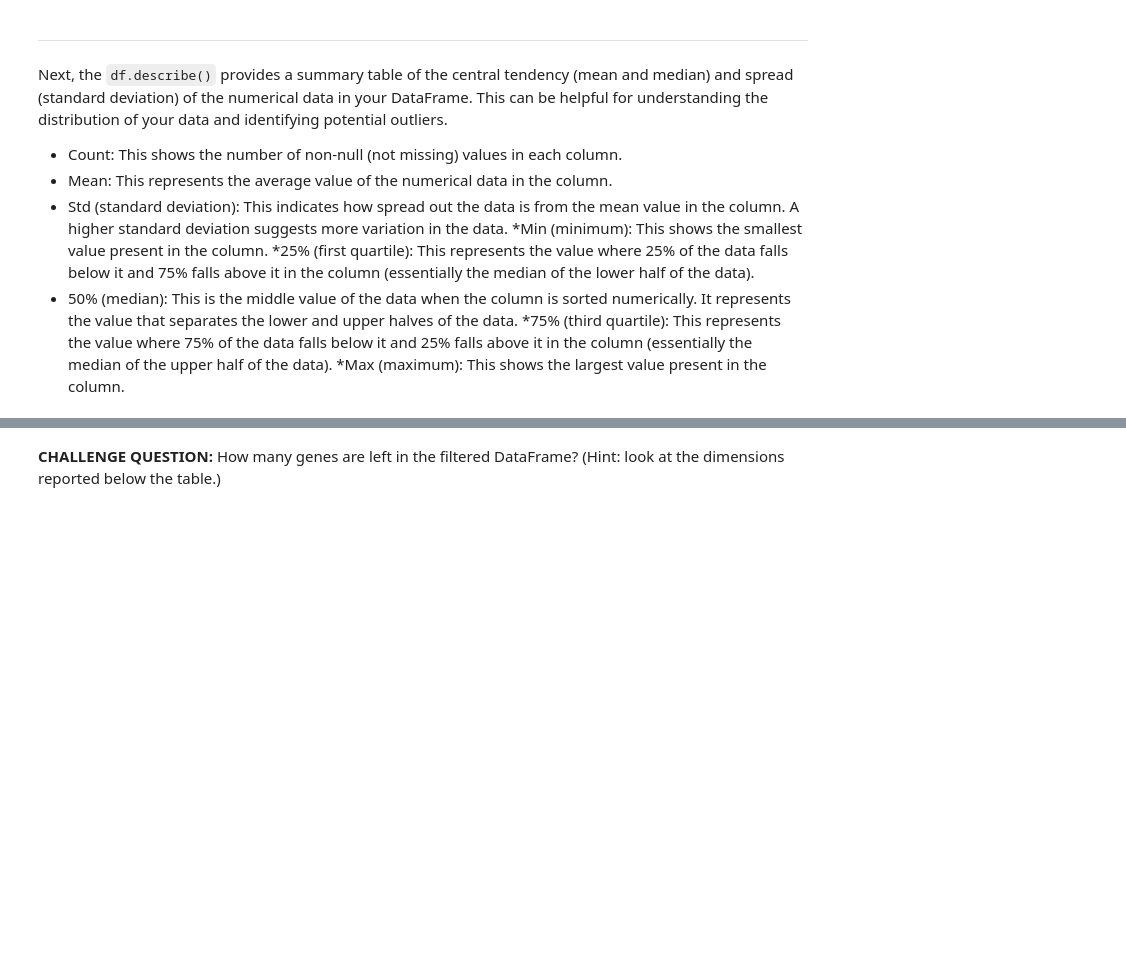
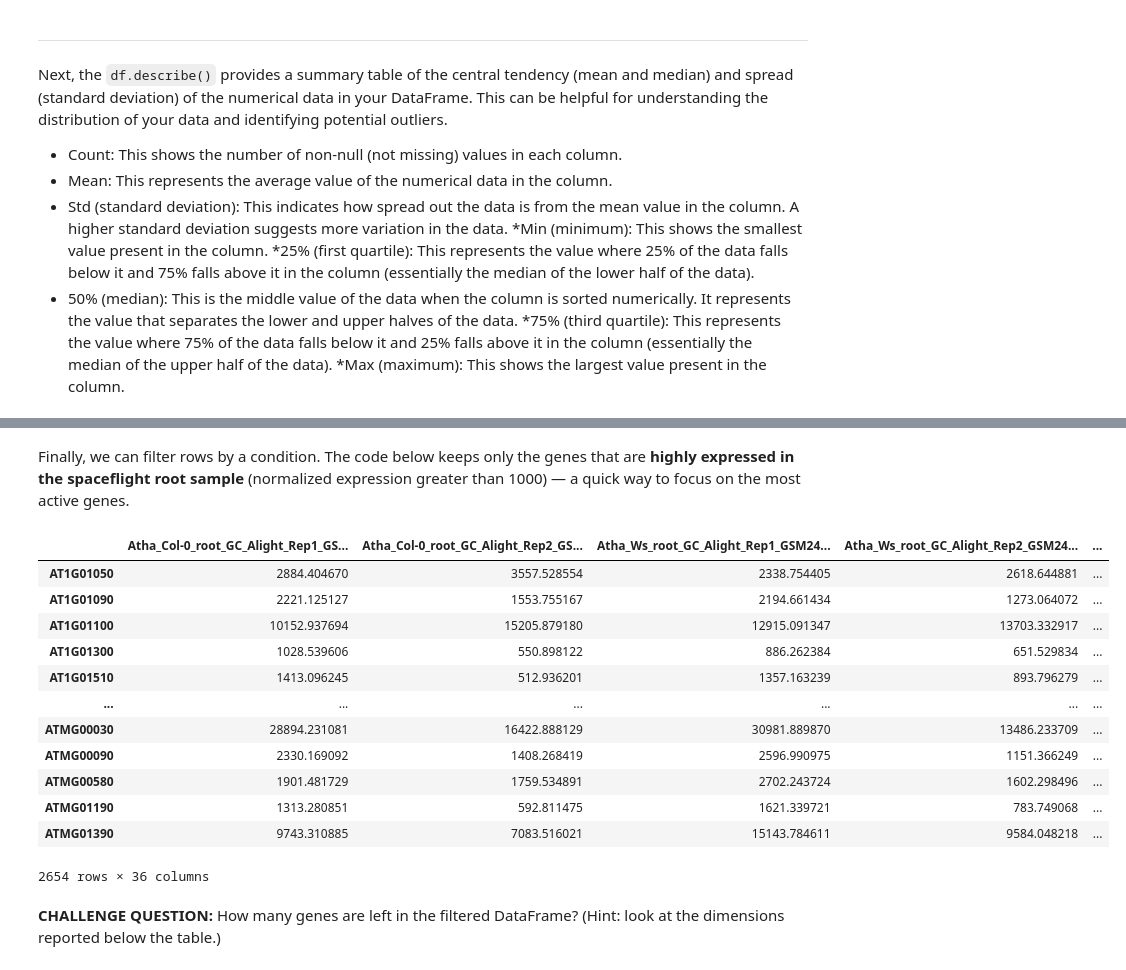
Before and after one commit to dr-richard-barker/OSDR_juypter_book.io, a Jupyter notebook: chapters/Tabular_Data.ipynb, the cells around one changed output, grey strips where cells are left out. Saved outputs shown, nothing was run; the diff lists cells and outputs as text; code cells hidden in the pictures; blank space fills up the shorter version.

```diff
--- a/chapters/Tabular_Data.ipynb
+++ b/chapters/Tabular_Data.ipynb
@@ -182,0 +167,6 @@ filtered_df
+# %%
+# Select one ground-control and one spaceflight root sample
+ground = "Atha_Col-0_root_GC_Alight_Rep1_GSM2493759_Day13"
+flight = "Atha_Col-0_root_FLT_Alight_Rep1_GSM2493777_Day13"
+selected_columns = df[[ground, flight]]
+selected_columns
@@ -183,3 +187,25 @@ filtered_df
+# %% [markdown]
+Finally, we can filter rows by a condition. The code below keeps only the genes
+that are **highly expressed in the spaceflight root sample** (normalized
+expression greater than 1000) — a quick way to focus on the most active genes.
+# %%
+# Keep only genes strongly expressed in the spaceflight sample
+filtered_df = df[df[flight] > 1000]
+filtered_df
+# %% [output]
+|  | Atha_Col-0_root_GC_Alight_Rep1_GS... | Atha_Col-0_root_GC_Alight_Rep2_GS... | Atha_Ws_root_GC_Alight_Rep1_GSM24... | Atha_Ws_root_GC_Alight_Rep2_GSM24... | ... |
+| AT1G01050 | 2884.404670 | 3557.528554 | 2338.754405 | 2618.644881 | ... |
+| AT1G01090 | 2221.125127 | 1553.755167 | 2194.661434 | 1273.064072 | ... |
+| AT1G01100 | 10152.937694 | 15205.879180 | 12915.091347 | 13703.332917 | ... |
+| AT1G01300 | 1028.539606 | 550.898122 | 886.262384 | 651.529834 | ... |
+| AT1G01510 | 1413.096245 | 512.936201 | 1357.163239 | 893.796279 | ... |
+| ... | ... | ... | ... | ... | ... |
+| ATMG00030 | 28894.231081 | 16422.888129 | 30981.889870 | 13486.233709 | ... |
+| ATMG00090 | 2330.169092 | 1408.268419 | 2596.990975 | 1151.366249 | ... |
+| ATMG00580 | 1901.481729 | 1759.534891 | 2702.243724 | 1602.298496 | ... |
+| ATMG01190 | 1313.280851 | 592.811475 | 1621.339721 | 783.749068 | ... |
+| ATMG01390 | 9743.310885 | 7083.516021 | 15143.784611 | 9584.048218 | ... |
+2654 rows × 36 columns
 # %% [markdown]
 **CHALLENGE QUESTION:** How many genes are left in the filtered DataFrame? (Hint: look at the dimensions reported below the table.)
 # %% [markdown]
```
Also changed, not shown: parts of 20 cells of this notebook, 5 other files.
